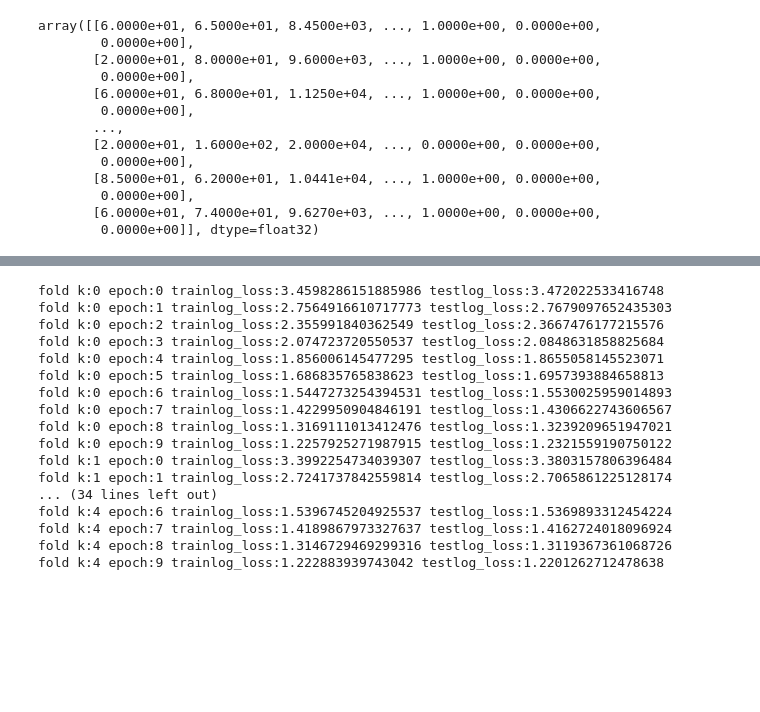
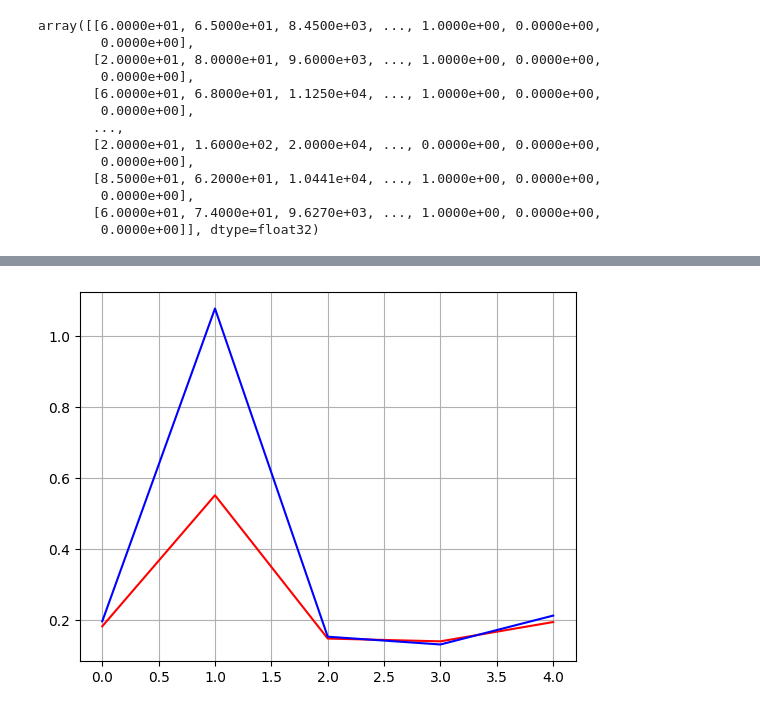
Before and after one commit to bardzhang/machine-study, a Jupyter notebook: chapter4/410.ipynb, the cells around one changed output, grey strips where cells are left out. Drawn from its saved outputs; the diff is of its cells as text; code cells hidden in the pictures; blank space fills up the shorter version.

```diff
--- a/chapter4/410.ipynb
+++ b/chapter4/410.ipynb
@@ -93,6 +93,7 @@ def init_params(m):
 def train(trainx,trainy,k,num_epoch,batch_size,lr,):
     net=nn.Sequential(nn.Linear(trainx.shape[1],1))
     net.apply(init_params)
+    train_lls,test_lls=[],[]
     for i in range(k):
         x_train,y_train,x_valid,y_valid=get_k_fold_data(k,i,trainx,trainy)
         train_iter=data_iter((x_train,y_train),batch_size)
@@ -107,38 +108,32 @@ def train(trainx,trainy,k,num_epoch,batch_size,lr,):
                 l=loss(y_hat,y.reshape(y_hat.shape))
                 l.backward()
                 updater.step()
-            with torch.no_grad():
-                # train_y_hat=net(x_train)
-                # train_loss=loss(train_y_hat,y_train.reshape(train_y_hat.shape))
-                trainlog_loss=log_rmse(net,loss,x_train,y_train.reshape(len(y_train),-1))
-                # test_y_hat=net(x_valid)
-                # test_loss=loss(test_y_hat,y_valid.reshape(test_y_hat.shape))
-                testlog_loss=log_rmse(net,loss,x_valid,y_valid.reshape(len(y_valid),-1))
-                print(f'fold k:{i} epoch:{epoch} trainlog_loss:{trainlog_loss} testlog_loss:{testlog_loss}')
+        with torch.no_grad():
+            # train_y_hat=net(x_train)
+            # train_loss=loss(train_y_hat,y_train.reshape(train_y_hat.shape))
+            trainlog_loss=log_rmse(net,loss,x_train,y_train.reshape(len(y_train),-1))
+            train_lls.append(trainlog_loss)
+            # test_y_hat=net(x_valid)
+            # test_loss=loss(test_y_hat,y_valid.reshape(test_y_hat.shape))
+            testlog_loss=log_rmse(net,loss,x_valid,y_valid.reshape(len(y_valid),-1))
+            test_lls.append(testlog_loss)
+            print(f'fold k:{i} trainlog_loss:{trainlog_loss} testlog_loss:{testlog_loss}')
+    return train_lls,test_lls
 # %%
+import matplotlib.pyplot as plt
 k=5
-num_epoch=10
-batch_size=50
-lr=0.01
-train(train_feathures,labels,k,num_epoch,batch_size,lr)
+num_epoch=100
+batch_size=64
+lr=4
+train_lss,test_lls=train(train_feathures,labels,k,num_epoch,batch_size,lr)
+
+plt.plot(range(len(train_lss)),train_lss,'r',label="train")
+plt.plot(range(len(test_lls)),test_lls,'b',label="test")
+plt.autoscale()
+plt.grid()
+plt.show()
 # %% [output]
-fold k:0 epoch:0 trainlog_loss:3.4598286151885986 testlog_loss:3.472022533416748
-fold k:0 epoch:1 trainlog_loss:2.7564916610717773 testlog_loss:2.7679097652435303
-fold k:0 epoch:2 trainlog_loss:2.355991840362549 testlog_loss:2.3667476177215576
-fold k:0 epoch:3 trainlog_loss:2.074723720550537 testlog_loss:2.0848631858825684
-fold k:0 epoch:4 trainlog_loss:1.856006145477295 testlog_loss:1.8655058145523071
-fold k:0 epoch:5 trainlog_loss:1.686835765838623 testlog_loss:1.6957393884658813
-fold k:0 epoch:6 trainlog_loss:1.5447273254394531 testlog_loss:1.5530025959014893
-fold k:0 epoch:7 trainlog_loss:1.4229950904846191 testlog_loss:1.4306622743606567
-fold k:0 epoch:8 trainlog_loss:1.3169111013412476 testlog_loss:1.3239209651947021
-fold k:0 epoch:9 trainlog_loss:1.2257925271987915 testlog_loss:1.2321559190750122
-fold k:1 epoch:0 trainlog_loss:3.3992254734039307 testlog_loss:3.3803157806396484
-fold k:1 epoch:1 trainlog_loss:2.7241737842559814 testlog_loss:2.7065861225128174
-... (34 lines left out)
-fold k:4 epoch:6 trainlog_loss:1.5396745204925537 testlog_loss:1.5369893312454224
-fold k:4 epoch:7 trainlog_loss:1.4189867973327637 testlog_loss:1.4162724018096924
-fold k:4 epoch:8 trainlog_loss:1.3146729469299316 testlog_loss:1.3119367361068726
-fold k:4 epoch:9 trainlog_loss:1.222883939743042 testlog_loss:1.2201262712478638
+[figure, added]
 # %%
 # from torch import nn
 # from torch.utils import data
```
Also changed, not shown: parts of 2 cells of this notebook.
